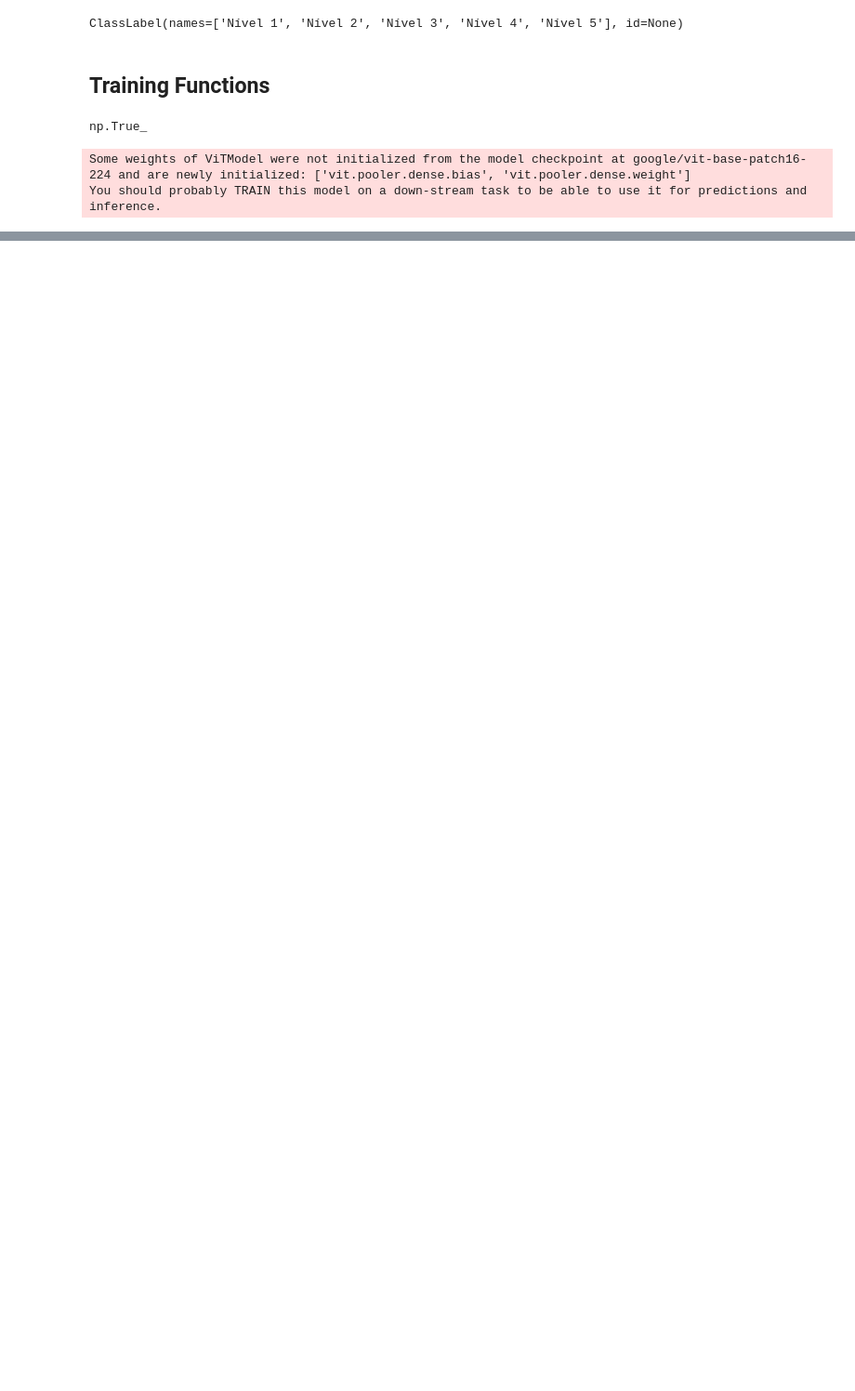
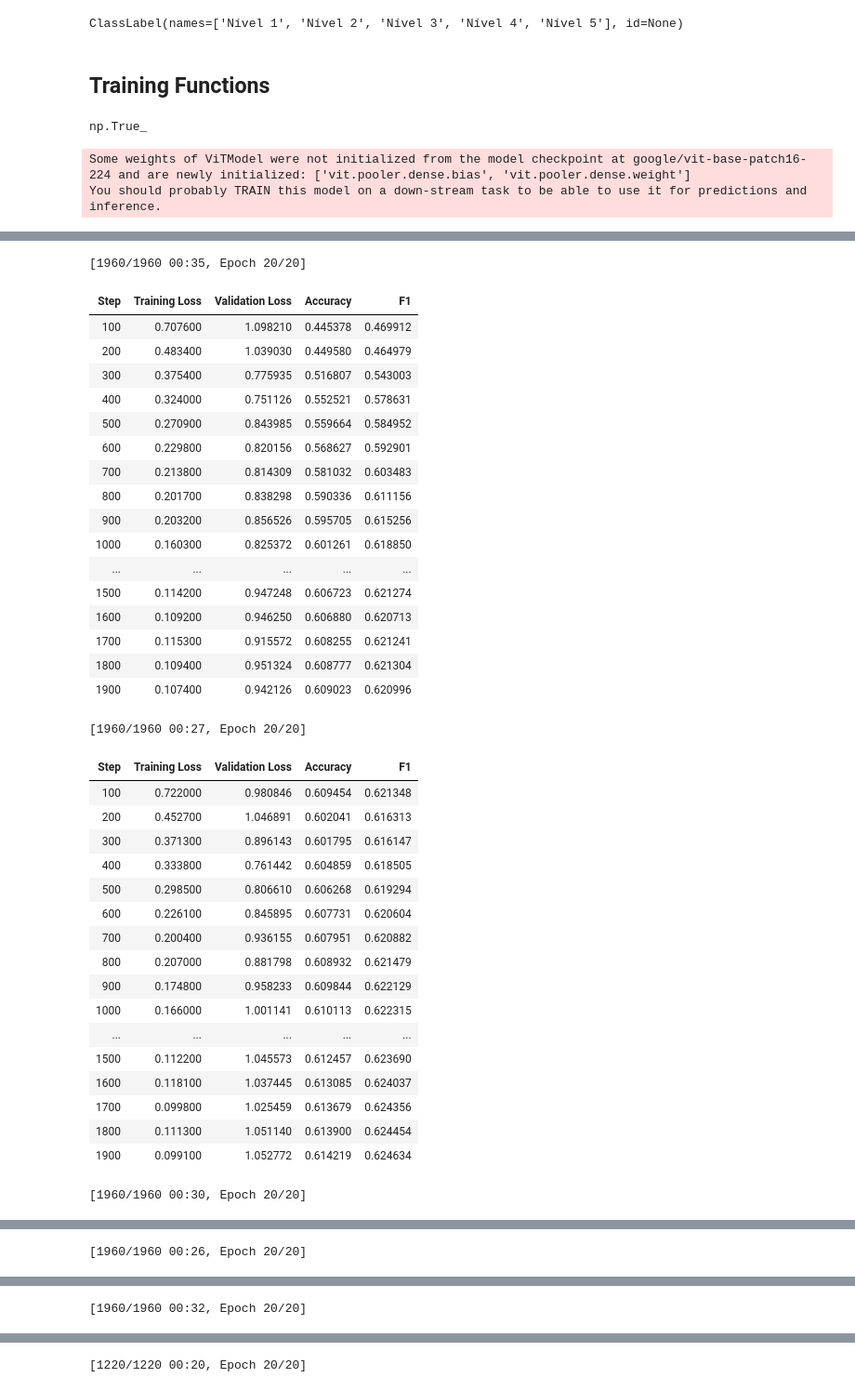
Before and after one commit to HyanBatista/multimodal-aes, a Jupyter notebook: notebooks/04-model-experiments.ipynb, the cells around one changed output, grey strips where cells are left out. Shown: that part at 93% size. Saved outputs shown, nothing was run; the diff lists cells and outputs as text; code cells hidden in the pictures; blank space fills up the shorter version.

Commit message:
feat: experiments results

```diff
--- a/notebooks/04-model-experiments.ipynb
+++ b/notebooks/04-model-experiments.ipynb
@@ -188,8 +189,8 @@ def prepare_dataset(
             cache_file_name=dataset_cache('process-model-input.arrow'),
         )
         .remove_columns([image_path_column])
+        .cast_column(target, class_label)
         .rename_column(target, 'labels')
-        .cast_column('labels', class_label)
     )
 
     # Balaced indexes
@@ -202,7 +203,6 @@ def prepare_dataset(
         train=original_dataset.select(train_indexes),
         test=original_dataset.select(test_indexes)
     )
-    # dataset.set_format('pt', ['input_ids', 'attention_mask', 'pixel_values', 'combined_last_hidden_state', 'labels'], output_all_columns=True)
     return dataset
 
 
@@ -232,8 +232,8 @@ def evaluate_model(model, dataset: DatasetDict, device):
     torch.cuda.empty_cache()
 
     with torch.no_grad():
-      batches = (batch['pixel_values'] for batch in dataset['test'].iter(BATCH_SIZE))
-      logits = [model(batch.to(device)).logits for batch in batches]
+      batches = (batch['combined_last_hidden_state'] for batch in dataset['test'].iter(BATCH_SIZE))
+      logits = [model(batch.to(device))['logits'] for batch in batches]
       logits = torch.concat(logits, 0)
 
     y_pred = torch.argmax(logits, dim=-1).cpu().numpy()
@@ -252,6 +252,18 @@ def evaluate_model(model, dataset: DatasetDict, device):
         macro_recall = recall_score(y_true, y_pred, average="macro"),
         macro_f1 = f1_score(y_true, y_pred, average="macro"),
     )
+
+def mean_evaluation(results):
+    from collections import defaultdict
+    data = defaultdict(list)
+    for result in results:
+        for key, value in result.items():
+            if key == 'report': continue
+            data[key].append(value)
+    return {
+        key: np.mean(value)
+        for key, value in data.items()
+    }
 # %%
 # train_indexes, test_indexes = next(StratifiedShuffleSplit(random_state=SEED, test_size=0.2).split(df, df[TARGET_COLUMN]))
 # dataset = prepare_dataset(df, train_indexes, test_indexes, processor, tokenizer)]
@@ -435,0 +368,44 @@ ValueError: Original column name thematic_coherence not in the dataset. Current
+# %%
+formal_register  = cross_validate('formal_register')
+thematic_coherence = cross_validate('thematic_coherence')
+text_typology = cross_validate('text_typology')
+cohesion = cross_validate('cohesion')
+results = pd.DataFrame([formal_register[1], thematic_coherence[1], text_typology[1], cohesion[1]], index=['Registro formal', 'Coerência Temática', 'Tipologia Textual', 'Coesão'])
+# %% [output]
+[1960/1960 00:35, Epoch 20/20]
+| Step | Training Loss | Validation Loss | Accuracy | F1 |
+| 100 | 0.707600 | 1.098210 | 0.445378 | 0.469912 |
+| 200 | 0.483400 | 1.039030 | 0.449580 | 0.464979 |
+| 300 | 0.375400 | 0.775935 | 0.516807 | 0.543003 |
+| 400 | 0.324000 | 0.751126 | 0.552521 | 0.578631 |
+| 500 | 0.270900 | 0.843985 | 0.559664 | 0.584952 |
+| 600 | 0.229800 | 0.820156 | 0.568627 | 0.592901 |
+| 700 | 0.213800 | 0.814309 | 0.581032 | 0.603483 |
+| 800 | 0.201700 | 0.838298 | 0.590336 | 0.611156 |
+| 900 | 0.203200 | 0.856526 | 0.595705 | 0.615256 |
+| 1000 | 0.160300 | 0.825372 | 0.601261 | 0.618850 |
+| ... | ... | ... | ... | ... |
+| 1500 | 0.114200 | 0.947248 | 0.606723 | 0.621274 |
+| 1600 | 0.109200 | 0.946250 | 0.606880 | 0.620713 |
+| 1700 | 0.115300 | 0.915572 | 0.608255 | 0.621241 |
+| 1800 | 0.109400 | 0.951324 | 0.608777 | 0.621304 |
+| 1900 | 0.107400 | 0.942126 | 0.609023 | 0.620996 |
+[1960/1960 00:27, Epoch 20/20]
+| Step | Training Loss | Validation Loss | Accuracy | F1 |
+| 100 | 0.722000 | 0.980846 | 0.609454 | 0.621348 |
+| 200 | 0.452700 | 1.046891 | 0.602041 | 0.616313 |
+| 300 | 0.371300 | 0.896143 | 0.601795 | 0.616147 |
+| 400 | 0.333800 | 0.761442 | 0.604859 | 0.618505 |
+| 500 | 0.298500 | 0.806610 | 0.606268 | 0.619294 |
+| 600 | 0.226100 | 0.845895 | 0.607731 | 0.620604 |
+| 700 | 0.200400 | 0.936155 | 0.607951 | 0.620882 |
+| 800 | 0.207000 | 0.881798 | 0.608932 | 0.621479 |
+| 900 | 0.174800 | 0.958233 | 0.609844 | 0.622129 |
+| 1000 | 0.166000 | 1.001141 | 0.610113 | 0.622315 |
+| ... | ... | ... | ... | ... |
+| 1500 | 0.112200 | 1.045573 | 0.612457 | 0.623690 |
+| 1600 | 0.118100 | 1.037445 | 0.613085 | 0.624037 |
+| 1700 | 0.099800 | 1.025459 | 0.613679 | 0.624356 |
+| 1800 | 0.111300 | 1.051140 | 0.613900 | 0.624454 |
+| 1900 | 0.099100 | 1.052772 | 0.614219 | 0.624634 |
+[1960/1960 00:30, Epoch 20/20]
@@ -435,0 +429 @@ ValueError: Original column name thematic_coherence not in the dataset. Current
+[1960/1960 00:26, Epoch 20/20]
@@ -435,0 +447 @@ ValueError: Original column name thematic_coherence not in the dataset. Current
+[1960/1960 00:32, Epoch 20/20]
@@ -435,0 +465 @@ ValueError: Original column name thematic_coherence not in the dataset. Current
+[1220/1220 00:20, Epoch 20/20]
```
Also changed, not shown: parts of 6 cells of this notebook.
